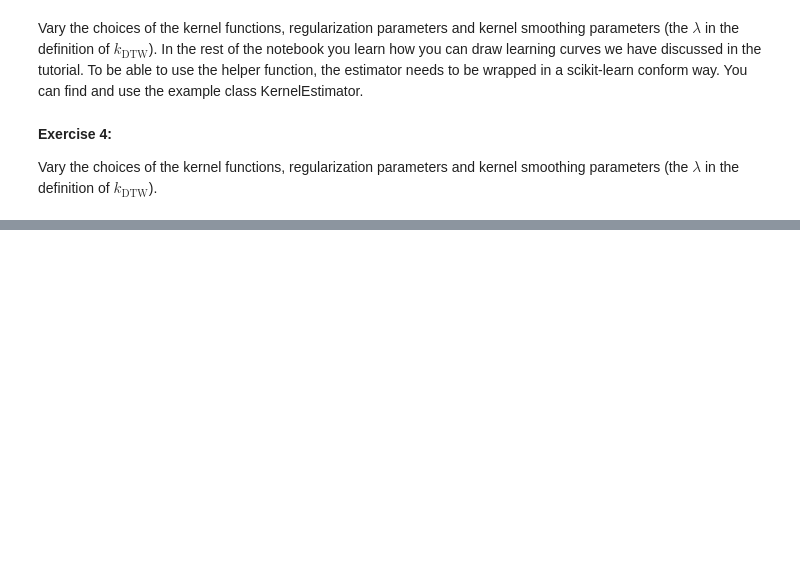
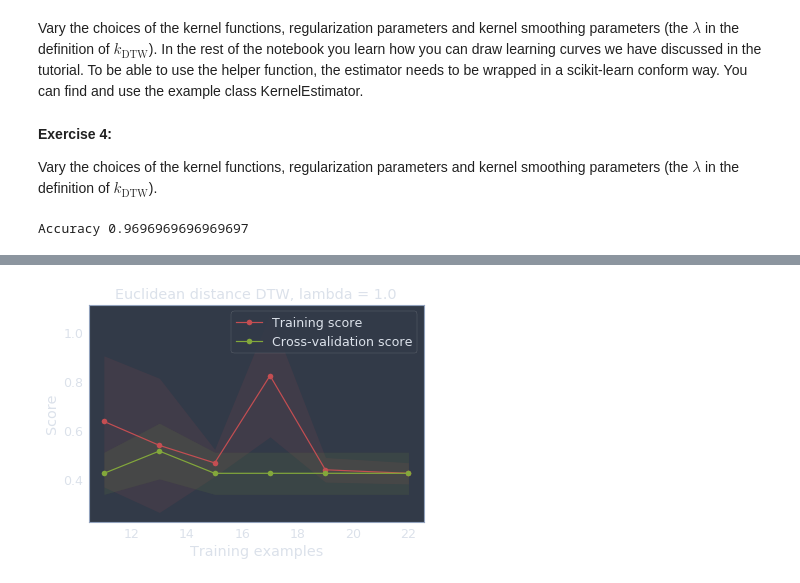
Before and after one commit to alyonavyshnevska/intelligent_data_analysis, a Jupyter notebook: Lab10_Kernel_Methods/Kernel_Methods.ipynb, the cells around one changed output, grey strips where cells are left out. Drawn from its saved outputs; the diff is of its cells as text; code cells hidden in the pictures; blank space fills up the shorter version.

Commit message:
finalise assignment 10: kernel methods

```diff
--- a/Lab10_Kernel_Methods/Kernel_Methods.ipynb
+++ b/Lab10_Kernel_Methods/Kernel_Methods.ipynb
@@ -48,12 +48,10 @@ def d_DTW(x, x2, dist):
     for j in range(1, t2):
         dp[0, j] = np.infty
 
-    for k in range (t1):
-        for l in range(t2):
-            dp[k,l] = (x[k] - x[l]) ** 2 + min(
-            dist(k-1,l-1), dist(k-1,l), dist(k,l-1))
-    return dp[k,l]
+    for i in range (1,t1+1):
+        for j in range(1,t2+1):
+            dp[i,j] = dist(x[i-1], x2[j-1]) + min(dp[i-1,j-1], dp[i-1,j], dp[i,j-1])
 
-#     return dp[t1, t2]
+    return dp[t1, t2]
 # %% [markdown]
 Check your solution:
@@ -99,3 +92,15 @@ def d3(x, x2):
+# %%
+def d1(x, x2):
+    if x != x2:
+        return 1.0
+    else:
+        return 0.0
+
+def d2(x, x2):
+    return (x-x2) ** 2
+
+def d3(x, x2):
+    return np.abs(x-x2)
 # %% [markdown]
 The following code lifts the distance metrics to maps that map a given hyperparameter $\lambda$ return the corresponding kernel function $k_{\text{DTW}}$.
 # %%
@@ -161,11 +169,13 @@ def learn_reg_kernel_ERM(X, y, lbda, k, loss=hinge_loss, reg=L2_reg, max_iter=20
 
     g_old = None
 
-    K = ??? # MODIFY; fill in; hint: use gram matrix defined above
-    w = np.random.randn(num_features) # modify; hint: w has as many entries as training examples (K.shape[0])
+#     K = ??? # MODIFY; fill in; hint: use gram matrix defined above
+    K = build_dtw_gram_matrix(X, X, k)
+    w = np.random.randn(K.shape[0]) # modify; hint: w has as many entries as training examples (K.shape[0])
 
     for _ in range(max_iter):
-        h = np.dot(X, w) # MODIFY; hint: see slide 20,21, and 35 (primal vs. dual view)
+#         h = np.dot(X, w) # MODIFY; hint: see slide 20,21, and 35 (primal vs. dual view)
+        h = np.dot(K, w) # MODIFY; hint: see slide 20,21, and 35 (primal vs. dual view)
         l,lg = loss(h, y)
 
         if verbose:
@@ -175,9 +185,12 @@ def learn_reg_kernel_ERM(X, y, lbda, k, loss=hinge_loss, reg=L2_reg, max_iter=20
         g = lg + rg
 
         if g_old is not None:
+#             eta = eta*(np.dot(g_old.T,g_old))/(np.dot((g_old - g).T, g_old))
             eta = eta*(np.dot(g_old.T,g_old))/(np.dot((g_old - g).T, g_old)) # MODIFY
+#             eta = np.linalg.inv(K + lbda * np.eye(len(K))).dot(y)
             # hint: gram matrix K changes scalar product from <x, x'> = x^T x to x^T K x
 
+        #weights
         w = w - eta*g
         if (np.linalg.norm(eta*g)<tol):
             break
@@ -300,4 +329,6 @@ Vary the choices of the kernel functions, regularization parameters and kernel s
 estimator = KernelEstimator(k2, 2.0)   # MODIFY
 estimator.fit(X_train, y_train)
 print ("Accuracy {}".format(estimator.score(X_train, y_train)))
-plot_learning_curve(KernelEstimator(k2, 2.0), 'Euclidean distance DTW, lambda = 1.0', X_train, y_train, cv=None, scoring="accuracy", train_sizes=[0.5, 0.6, 0.7, 0.8, 0.9, 1.0])
+plot_learning_curve(KernelEstimator(k2, 2.0), 'Euclidean distance DTW, lambda = 1.0', X_train, y_train, cv=3, scoring="accuracy", train_sizes=[0.5, 0.6, 0.7, 0.8, 0.9, 1.0])
+# %% [output]
+Accuracy 0.9696969696969697
@@ -303,0 +336 @@ plot_learning_curve(KernelEstimator(k2, 2.0), 'Euclidean distance DTW, lambda =
+[figure, added]
```
Also changed, not shown: parts of 8 cells of this notebook, 1 other file.
